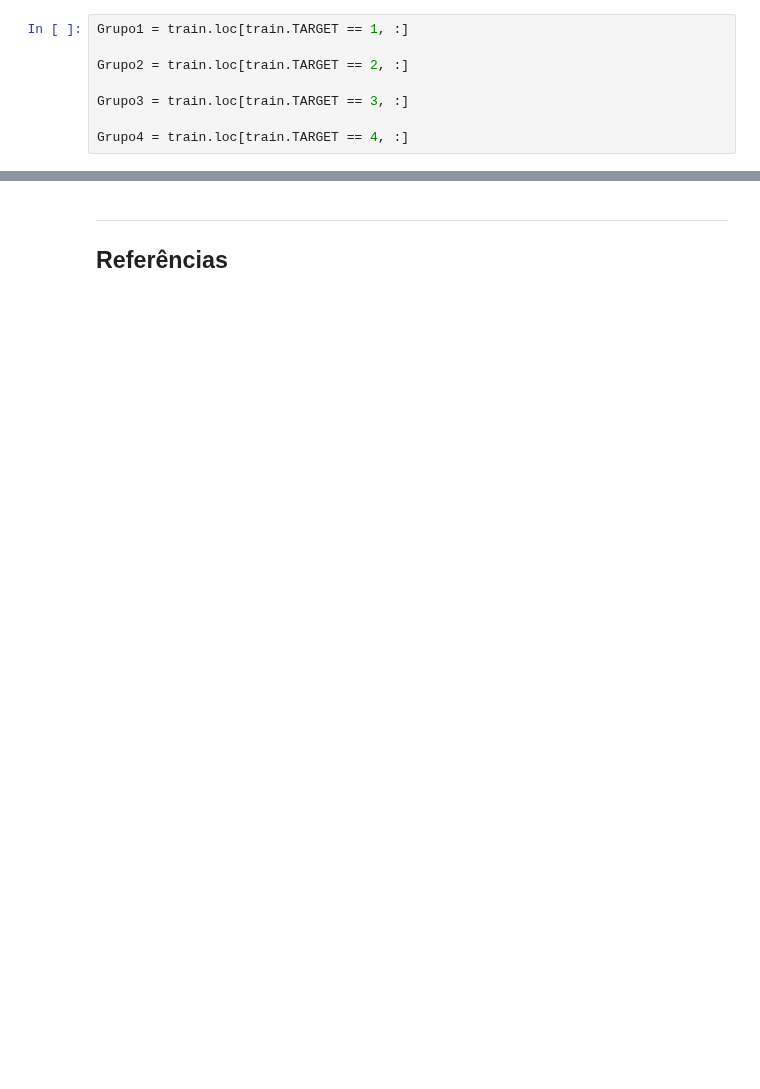
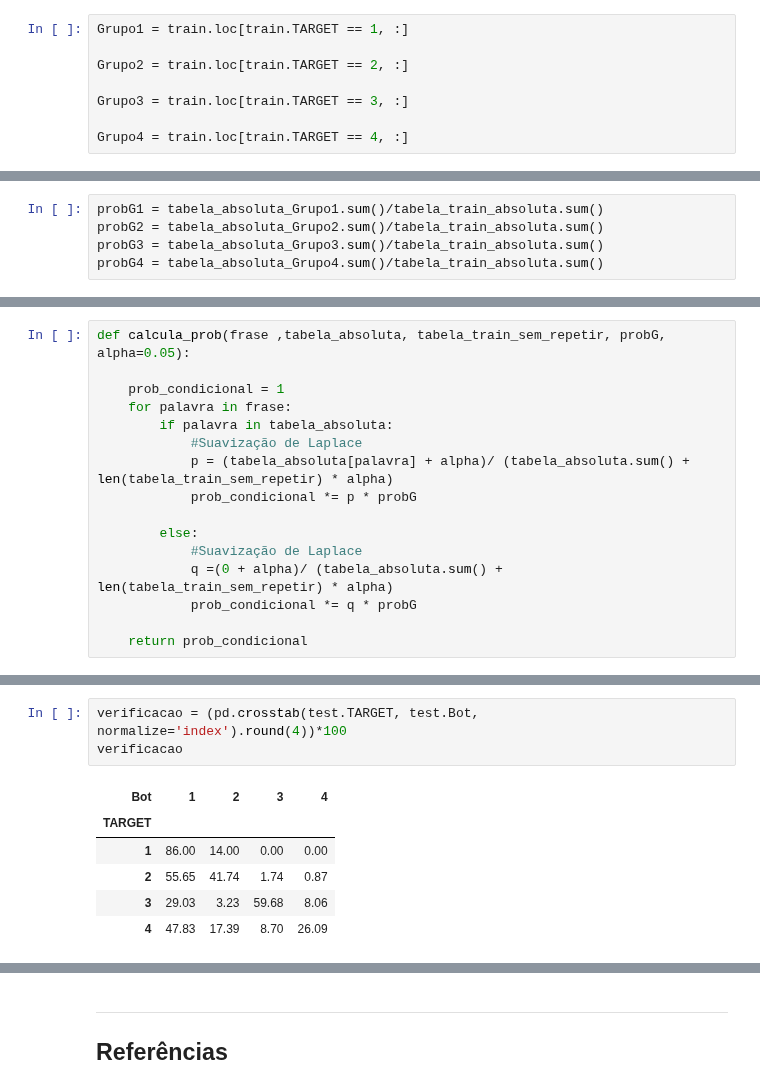
Before and after one commit to EnzoSilva14/Amazon_Review_Classifier, a Jupyter notebook: Projeto1 Template.ipynb, the cells around one changed output, grey strips where cells are left out. Saved outputs shown, nothing was run; the diff lists cells and outputs as text; blank space fills up the shorter version.

```diff
--- a/Projeto1 Template.ipynb
+++ b/Projeto1 Template.ipynb
@@ -196,0 +208,5 @@ roda_tudo(Grupo2)
+# %%
+probG1 = tabela_absoluta_Grupo1.sum()/tabela_train_absoluta.sum()
+probG2 = tabela_absoluta_Grupo2.sum()/tabela_train_absoluta.sum()
+probG3 = tabela_absoluta_Grupo3.sum()/tabela_train_absoluta.sum()
+probG4 = tabela_absoluta_Grupo4.sum()/tabela_train_absoluta.sum()
@@ -196,0 +231,16 @@ roda_tudo(Grupo2)
+# %%
+def calcula_prob(frase ,tabela_absoluta, tabela_train_sem_repetir, probG, alpha=0.05):
+
+    prob_condicional = 1
+    for palavra in frase:
+        if palavra in tabela_absoluta:
+            #Suavização de Laplace
+            p = (tabela_absoluta[palavra] + alpha)/ (tabela_absoluta.sum() + len(tabela_train_sem_repetir) * alpha)
+            prob_condicional *= p * probG
+
+        else:
+            #Suavização de Laplace
+            q =(0 + alpha)/ (tabela_absoluta.sum() + len(tabela_train_sem_repetir) * alpha)
+            prob_condicional *= q * probG
+
+    return prob_condicional
@@ -204,0 +316,10 @@ ___
+# %%
+verificacao = (pd.crosstab(test.TARGET, test.Bot, normalize='index').round(4))*100
+verificacao
+# %% [output]
+| Bot | 1 | 2 | 3 | 4 |
+| TARGET |  |  |  |  |
+| 1 | 86.00 | 14.00 | 0.00 | 0.00 |
+| 2 | 55.65 | 41.74 | 1.74 | 0.87 |
+| 3 | 29.03 | 3.23 | 59.68 | 8.06 |
+| 4 | 47.83 | 17.39 | 8.70 | 26.09 |
```
Also changed, not shown: parts of 60 cells of this notebook.
